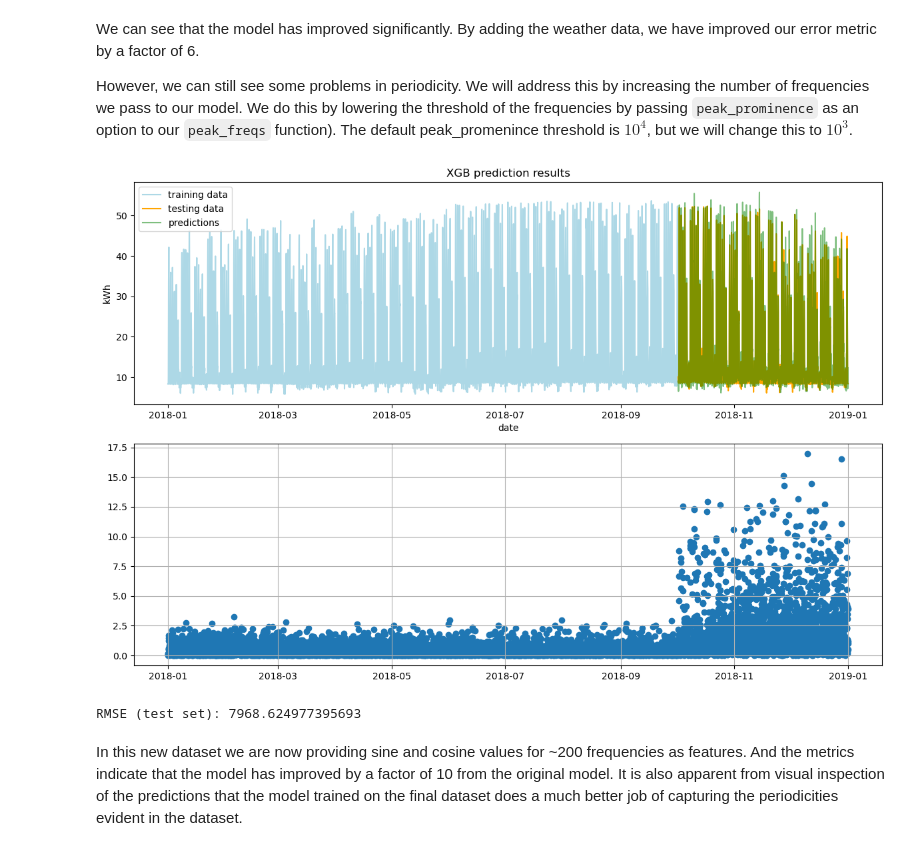
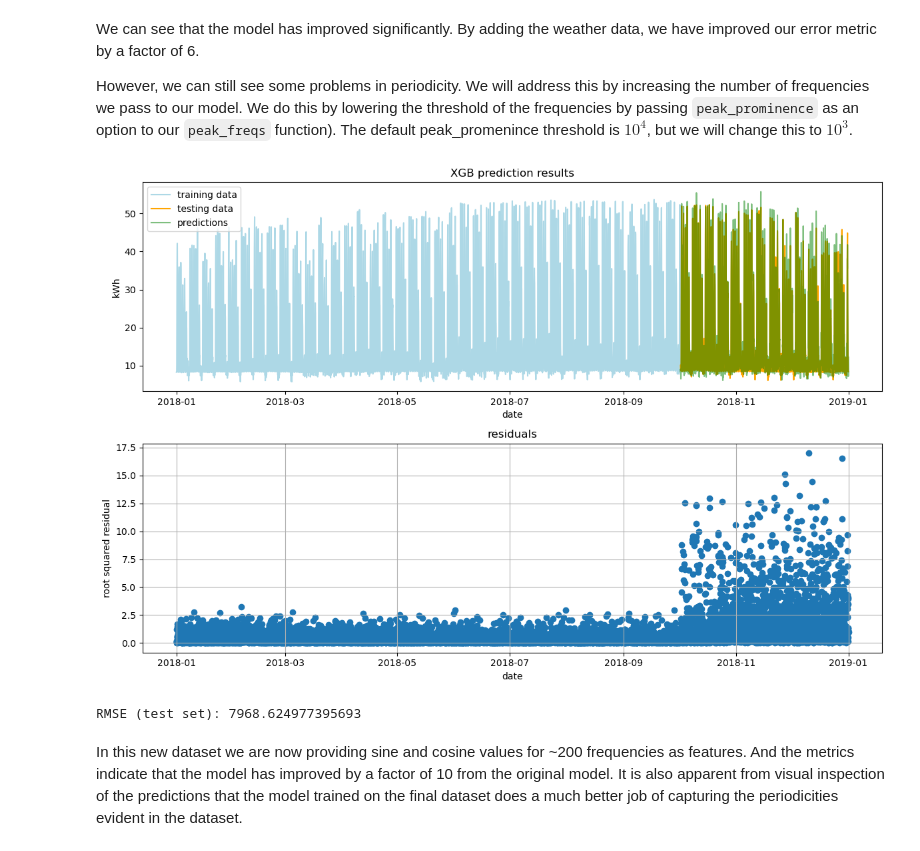
Before and after one commit to tmwlcx/load_profile_estimation, a Jupyter notebook: LP_Estimation.ipynb, the cells around one changed output. Drawn from its saved outputs; the diff is of its cells as text; code cells hidden in the pictures.

Commit message:
cleaned up plots

```diff
--- a/LP_Estimation.ipynb
+++ b/LP_Estimation.ipynb
@@ -179,35 +186,38 @@ bldg_221122 = pd.read_parquet("./data/221122-0.parquet").set_index('timestamp')
 load_profile = pd.DataFrame(bldg_221122['out.electricity.total.energy_consumption'])
 peak_freqs = get_peak_frequencies(load_profile, peak_prominence=10**3, show_plot=False)
 df = engineer_features(load_profile, peak_freqs)
 weather = pd.read_csv('data/G1200860_2018.csv', parse_dates=[0])
 weather = weather.rename(columns={'date_time':'timestamp'}).set_index('timestamp')
 df2 = weather.join(df, how='left')
 X = df2.iloc[:,:-1]
 y = df2.iloc[:,-1]
 X_train, X_test, y_train, y_test = train_test_split(X, y, test_size=0.25, shuffle=False)
 reg = xgb.XGBRegressor(objective ='reg:squarederror', eval_metric='rmse')
 reg.fit(X_train.values, y_train.values)
 fig, ax = plt.subplots(nrows=2, ncols=1, figsize=(12,8))
 preds_os = reg.predict(X_test)
 preds_is = reg.predict(X_train)
 preds_total = reg.predict(X)
 preds = pd.DataFrame(preds_os, index=y_test.index)
 ax[0].plot(y_train, color='lightblue', label='training data')
 ax[0].plot(y_test, color='orange', label='testing data')
 ax[0].plot(preds, color='green', alpha = 0.5, label='predictions')
 ax[0].set_title('XGB prediction results')
 ax[0].set_xlabel('date')
 ax[0].set_ylabel('kWh')
 ax[0].legend()
 root_squared_residuals = np.sqrt((preds_total - y)**2)
 ax[1].scatter(y.index, root_squared_residuals, label = "root squared residuals")
-plt.grid()
+ax[1].set_title('residuals')
+ax[1].set_xlabel('date')
+ax[1].set_ylabel('root squared residual')
+ax[1].grid()
 plt.tight_layout()
 plt.show()
 # show metric
 print(f"RMSE (test set): {np.sum(root_squared_residuals)}")
 # %% [output]
-[figure, old version]
+[figure, new version]
 RMSE (test set): 7968.624977395693
 # %% [markdown]
 In this new dataset we are now providing sine and cosine values for ~200 frequencies as features. And the metrics indicate that the model has improved by a factor of 10 from the original model. It is also apparent from visual inspection of the predictions that the model trained on the final dataset does a much better job of capturing the periodicities evident in the dataset.
```
Also changed, not shown: parts of 3 cells of this notebook, 1 other file.
